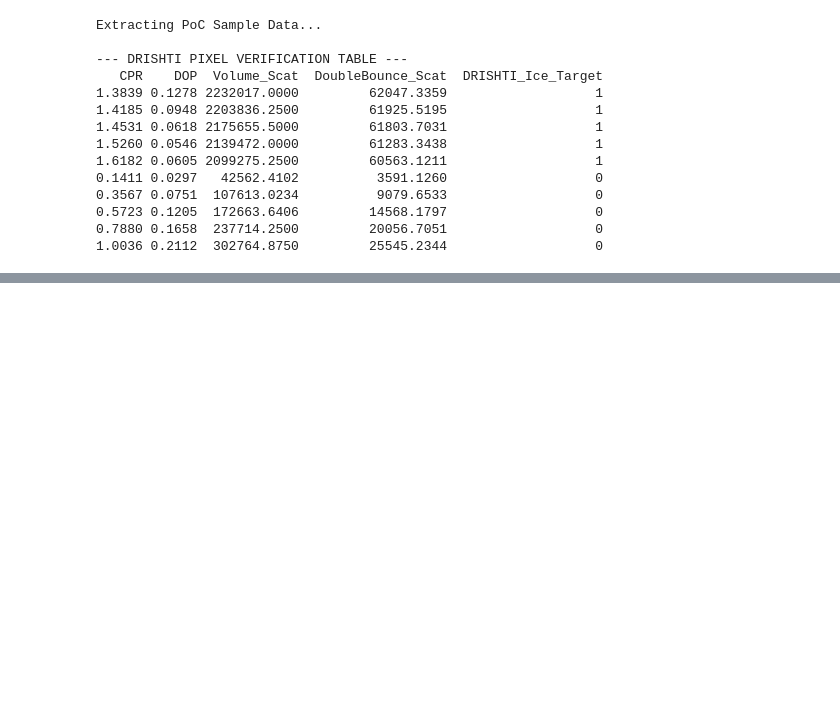
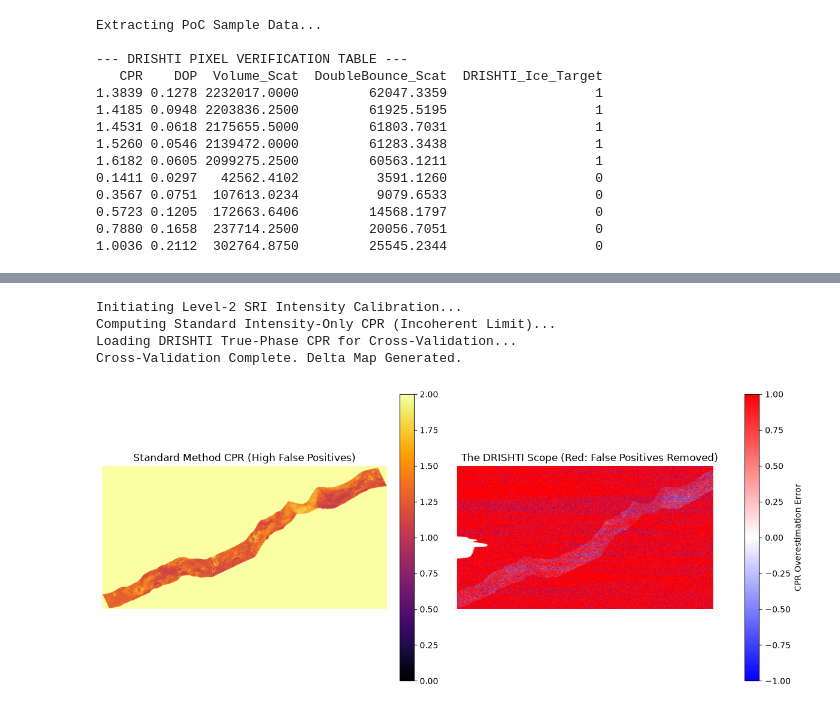
Before and after one commit to Deepmalya2506/DRISHTI, a Jupyter notebook: DRISHTI/science/processing.ipynb, the cells around one changed output, grey strips where cells are left out. Cells and saved outputs as stored; diff of their text form; code cells hidden in the pictures; blank space fills up the shorter version.

Commit message:
Calibrated SRI data for CPR computation, Cross validates with SLI processed data

```diff
--- a/DRISHTI/science/processing.ipynb
+++ b/DRISHTI/science/processing.ipynb
@@ -295,0 +302,80 @@ Extracting PoC Sample Data...
+# %%
+import numpy as np
+import rasterio
+import matplotlib.pyplot as plt
+
+print("Initiating Level-2 SRI Intensity Calibration...")
+
+# Paths to the raw Level-2 SRI files on your pendrive
+path_sri_hh = r"e:\CH2_DFSAR_data\data\calibrated\20210302\ch2_sar_ncxl_20210302t162713191_d_sri_xx_fp_hh_d32.tif"
+path_sri_hv = r"e:\CH2_DFSAR_data\data\calibrated\20210302\ch2_sar_ncxl_20210302t162713191_d_sri_xx_fp_hv_d32.tif"
+path_sri_vv = r"e:\CH2_DFSAR_data\data\calibrated\20210302\ch2_sar_ncxl_20210302t162713191_d_sri_xx_fp_vv_d32.tif"
+
+# 1. Radiometric Calibration (DN to Sigma Naught)
+# Formula: Sigma0_linear = (DN^2) / 10^(K/10)
+K_cal = 70.308868
+cal_factor = 10.0 ** (K_cal / 10.0)
+
+def calibrate_sri_to_sigma0(filename):
+    with rasterio.open(filename) as src:
+        dn = src.read(1).astype(np.float32)
+        # Avoid zero/negative values for safe math
+        dn = np.where(dn <= 0, 1e-10, dn)
+        sigma0 = (dn ** 2) / cal_factor
+        return sigma0, src.profile
+
+sig_hh, sri_prof = calibrate_sri_to_sigma0(path_sri_hh)
+sig_hv, _ = calibrate_sri_to_sigma0(path_sri_hv)
+sig_vv, _ = calibrate_sri_to_sigma0(path_sri_vv)
+
+print("Computing Standard Intensity-Only CPR (Incoherent Limit)...")
+# 2. Standard CPR Equation (Assuming Phase Correlation = 0)
+numerator = sig_hh + sig_vv + 4 * sig_hv
+denominator = sig_hh + sig_vv
+cpr_standard = np.where(denominator > 0, numerator / denominator, 0)
+cpr_standard = np.clip(cpr_standard, 0, 5.0) # Cap for stability
+
+# 3. Load the DRISHTI True-Phase CPR
+print("Loading DRISHTI True-Phase CPR for Cross-Validation...")
+with rasterio.open("WARPED_CPR.tif") as src:
+    cpr_midas = src.read(1)
+
+# 4. Generate the Delta (Error) Map
+# Delta > 0 means Standard Method overestimates CPR (False Positives)
+cpr_delta = cpr_standard - cpr_midas
+cpr_delta = np.where(cpr_midas == 0, 0, cpr_delta) # Mask to valid swath
+
+# Save the Delta Map for future analysis
+sri_prof.update(dtype=rasterio.float32, nodata=0.0)
+with rasterio.open("10_CPR_DELTA_ERROR_MAP.tif", 'w', **sri_prof) as dst:
+    dst.write(cpr_delta, 1)
+
+print("Cross-Validation Complete. Delta Map Generated.")
+
+# 5. Visual Proof of False Positives
+plt.figure(figsize=(12, 6))
+
+plt.subplot(1, 2, 1)
+plt.imshow(cpr_standard, cmap='inferno', vmin=0, vmax=2.0)
+plt.title("Standard Method CPR (High False Positives)")
+plt.colorbar(fraction=0.046, pad=0.04)
+plt.axis('off')
+
+plt.subplot(1, 2, 2)
+plt.imshow(cpr_delta, cmap='bwr', vmin=-1, vmax=1)
+plt.title("The DRISHTI Scope (Red: False Positives Removed)")
+plt.colorbar(label="CPR Overestimation Error", fraction=0.046, pad=0.04)
+plt.axis('off')
+
+plt.tight_layout()
+plt.show()
+
+# Quantify the difference
+false_positive_pixels = np.sum((cpr_standard > 1.0) & (cpr_midas <= 1.0))
+print(f"CRITICAL FINDING: The standard intensity method falsely flagged {false_positive_pixels:,} pixels as ice candidates.")
+# %% [output]
+Initiating Level-2 SRI Intensity Calibration...
+Computing Standard Intensity-Only CPR (Incoherent Limit)...
+Loading DRISHTI True-Phase CPR for Cross-Validation...
+Cross-Validation Complete. Delta Map Generated.
+[figure, added]
```
Also changed, not shown: parts of 3 cells of this notebook.
